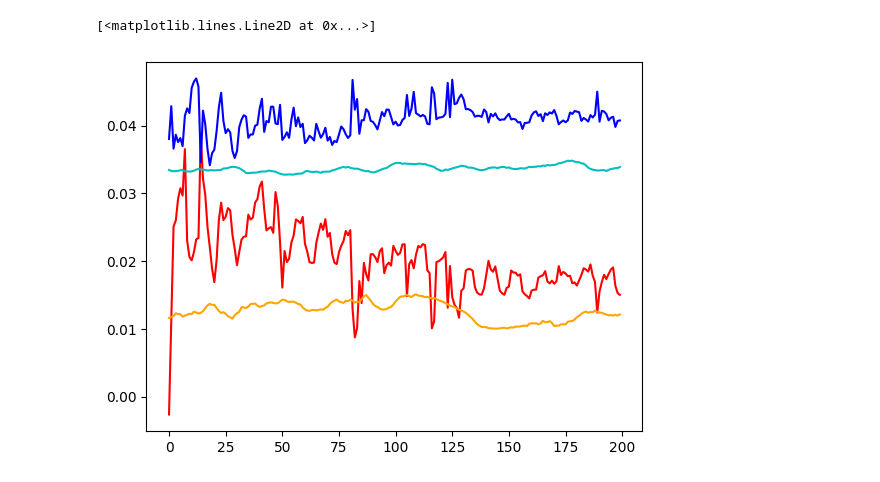
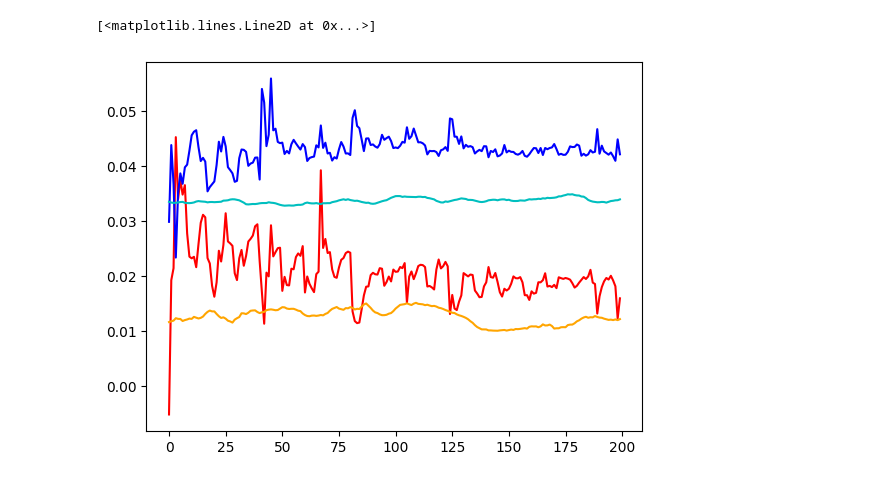
Before and after one commit to connor-henderson/calib_challenge, a Jupyter notebook: eda.ipynb, the cells around one changed output. Saved outputs shown, nothing was run; the diff lists cells and outputs as text; code cells hidden in the pictures.

```diff
--- a/eda.ipynb
+++ b/eda.ipynb
@@ -144,31 +141,33 @@ show([im_copy])
 # %%
 # Sandbox for testing variations on portions of the data
+from generate_labels import image_to_vp
+
 
 calculated_vps = []
 left_lanes = []
 right_lanes = []
 scale = []
 
 count = 200
 start_idx = 1200
 training_slice = training_data[start_idx:count+start_idx]
-for frame, _gt in training_slice:
+for frame in training_slice:
     current_img = np.copy(frame)
     vp = image_to_vp(current_img, left_lanes, right_lanes)
     _roll_calib, pitch_calib, yaw_calib = get_calib_from_vp(vp)
     calculated_vps.append([pitch_calib, yaw_calib])
 
 train_yaw_labels = [x for x in train_labels['yaw'][start_idx:count+start_idx]]
 test_yaw_labels = [yaw for pitch, yaw in calculated_vps]
 
 train_pitch_labels = [x for x in train_labels['pitch'][:count]]
 test_pitch_labels = [pitch for pitch, yaw in calculated_vps]
 
 
 plt.plot(range(count), test_yaw_labels, label='yaw-test', color='red')
 plt.plot(range(count), train_yaw_labels, label='yaw-train', color='orange')
 plt.plot(range(count), test_pitch_labels, label='pitch-test', color='b')
 plt.plot(range(count), train_pitch_labels, label='pitch-train', color='c')
 # %% [output]
 [<matplotlib.lines.Line2D at 0x...>]
-[figure, old version]
+[figure, new version]
```
Also changed, not shown: parts of 11 cells of this notebook, 2 other files.
